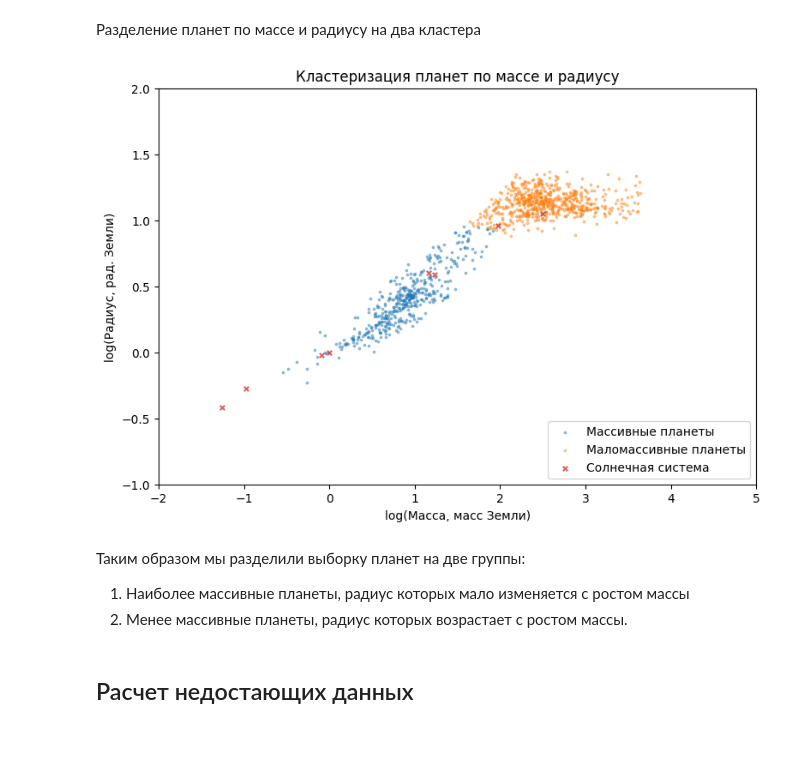
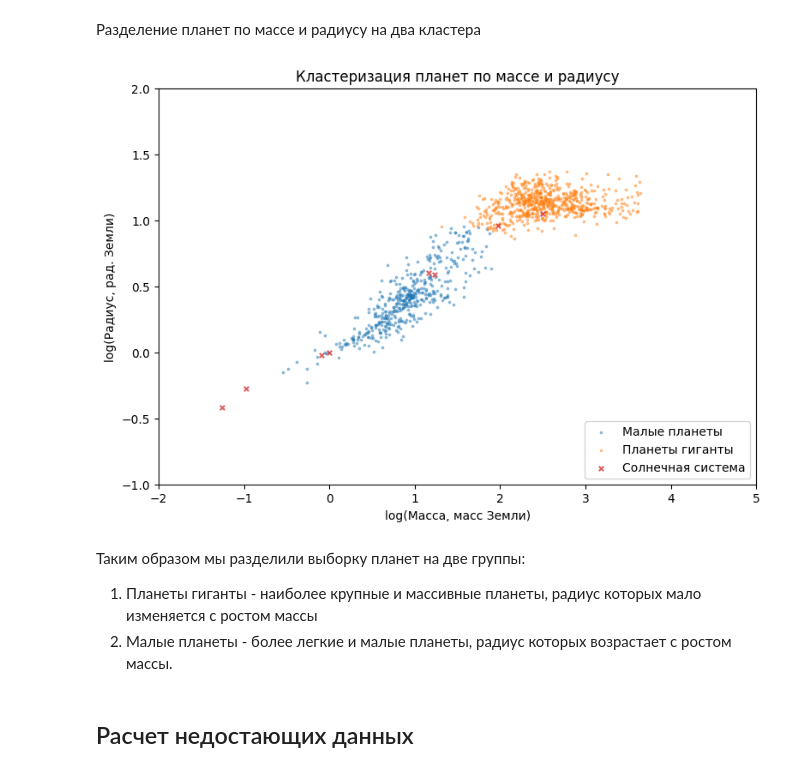
Before and after one commit to ochobkaa/exoplanetmodel, a Jupyter notebook: exoplanets.ipynb, the cells around one changed output. Drawn from its saved outputs; the diff is of its cells as text; code cells hidden in the pictures; blank space fills up the shorter version.

```diff
--- a/exoplanets.ipynb
+++ b/exoplanets.ipynb
@@ -237,9 +238,9 @@ show_mass_radius_plot([p_only_planets], s_df, "Объекты планетарн
 # %% [markdown]
 Очистка данных от выбросов по радиусу
 # %%
-mr_ouclean = oucl.RTreeOutlierCleaner(5, 10, tree_count=100, seed=122)
+mr_ouclean = oucl.MassRadiusOutlierCleaner(5, 10, tree_count=100, seed=122)
 
-p_only_planets_cl = mr_ouclean.clean(p_only_planets, "mass", "radius", 0.05, log_data=True)
+p_only_planets_cl = mr_ouclean.clean(p_only_planets, 0.1)
 
 show_mass_radius_plot([p_only_planets_cl], s_df, "Данные, очищенные от выбросов по радиусу")
 # %% [output]
@@ -270,16 +271,17 @@ p_only_planets_cl.to_csv("exo_filtered.csv")
 # %%
 mr_clst = cl.MassRadiusClusterer(2)
 
 cl_dfs = mr_clst.learn(p_only_planets_cl)
+cl_dfs = sorted(cl_dfs, key=lambda df: df["mass"].mean())
 
-show_mass_radius_plot(cl_dfs, s_df, "Кластеризация планет по массе и радиусу", labels=["Массивные планеты", "Маломассивные планеты"])
+show_mass_radius_plot(cl_dfs, s_df, "Кластеризация планет по массе и радиусу", labels=["Малые планеты", "Планеты гиганты"])
 # %% [output]
-[figure, old version]
+[figure, new version]
 # %% [markdown]
 Таким образом мы разделили выборку планет на две группы:
 <ol>
-<li>Наиболее массивные планеты, радиус которых мало изменяется с ростом массы</li>
-<li>Менее массивные планеты, радиус которых возрастает с ростом массы.</li>
+<li>Планеты гиганты - наиболее крупные и массивные планеты, радиус которых мало изменяется с ростом массы</li>
+<li>Малые планеты - более легкие и малые планеты, радиус которых возрастает с ростом массы.</li>
 </ol>
 # %% [markdown]
 <h2>Расчет недостающих данных</h2>
```
Also changed, not shown: parts of 12 cells of this notebook.
